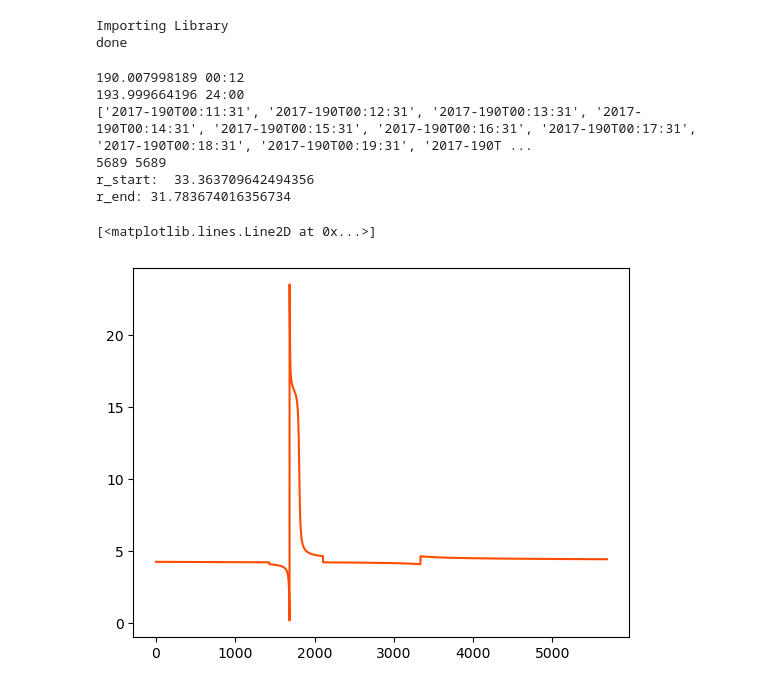
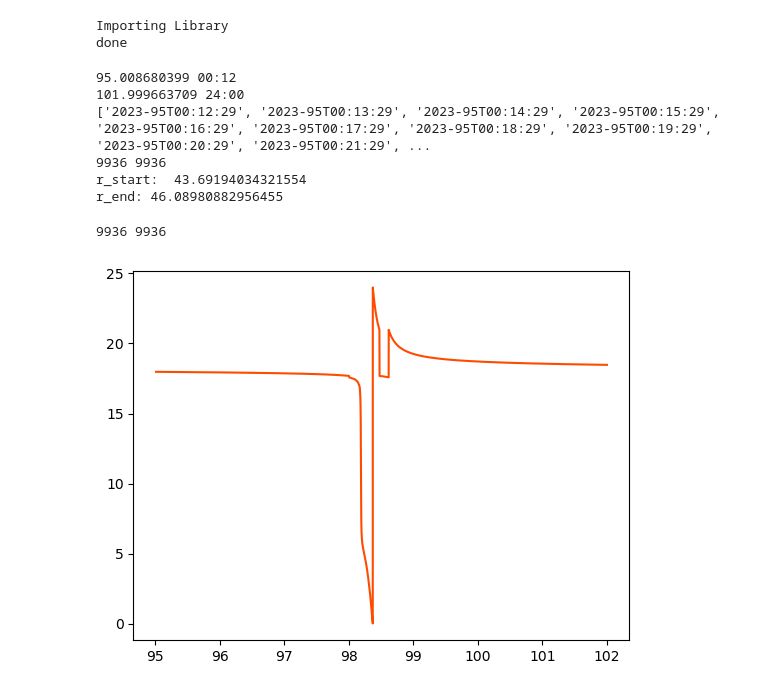
Before and after one commit to ShinnosukeSatoh/NewCurrentSheetModel, a Jupyter notebook: MAG_data_stetch.ipynb, the cells around one changed output. Saved outputs shown, nothing was run; the diff lists cells and outputs as text; code cells hidden in the pictures.

```diff
--- a/MAG_data_stetch.ipynb
+++ b/MAG_data_stetch.ipynb
@@ -64,7 +64,7 @@ OMG_G = 2*np.pi/(7.2*24*3600)   # Ganymede orbital angular velosity [rad/sec]
 Psyn_eu = (11.22)*3600      # Moon's synodic period [sec]
 Psyn_ga = (10.53)*3600      # Moon's synodic period [sec]
 # %%
-PJ_num = 7
+PJ_num = 50
 
 Bx, By, Bz = np.zeros(3), np.zeros(3), np.zeros(3)
 time = np.zeros(3)
@@ -72,23 +72,30 @@ rx, ry, rz = np.zeros(3), np.zeros(3), np.zeros(3)
 utc = []
 
 filename = [
-    'data/raw/fgm_jno_l3_2017190pc_r60s_v01.sts',
-    'data/raw/fgm_jno_l3_2017191pc_pj07_r60s_v02.sts',
-    'data/raw/fgm_jno_l3_2017191pc_r60s_v02.sts',
-    'data/raw/fgm_jno_l3_2017192pc_r60s_v02.sts',
-    'data/raw/fgm_jno_l3_2017193pc_r60s_v01.sts',
+    'data/raw/fgm_jno_l3_2023095pc_r60s_v01.sts',
+    'data/raw/fgm_jno_l3_2023096pc_r60s_v01.sts',
+    'data/raw/fgm_jno_l3_2023097pc_r60s_v01.sts',
+    'data/raw/fgm_jno_l3_2023098pc_pj50_r60s_v02.sts',
+    'data/raw/fgm_jno_l3_2023098pc_r60s_v02.sts',
+    'data/raw/fgm_jno_l3_2023099pc_r60s_v01.sts',
+    'data/raw/fgm_jno_l3_2023100pc_r60s_v01.sts',
+    'data/raw/fgm_jno_l3_2023101pc_r60s_v01.sts',
 ]
 
 dir = '/Users/shin/Documents/Research/Juno/Mag/Codes/'
 for i in range(len(filename)):
-    f = np.loadtxt(dir+'/'+filename[i], skiprows=125)
+    f = np.loadtxt(dir+'/'+filename[i], skiprows=126)
     Bx = np.append(Bx, f[:, 7])
     By = np.append(By, f[:, 8])
     Bz = np.append(Bz, f[:, 9])
-    time = np.append(time, f[:, 6])  # [day]
     rx = np.append(rx, f[:, 11])     # [km]
     ry = np.append(ry, f[:, 12])     # [km]
     rz = np.append(rz, f[:, 13])     # [km]
+    time = np.append(time, f[:, 6])  # [day]
+    # if i > 3:
+    #     time = np.append(time, f[:, 6]+366.0)  # PJ31 [day]
+    # else:
+    #    time = np.append(time, f[:, 6])  # PJ31 [day]
     for j in range(f[:, 0].size):
         utc += [str(int(f[j, 0]))+'-'+str(int(f[j, 1]))+'T'+str(int(f[j, 2])
                                                                 ).zfill(2)+':'+str(int(f[j, 3])).zfill(2)+':'+str(int(f[j, 4])).zfill(2)]
@@ -108,9 +115,9 @@ print(len(utc), time.size)
 print('r_start: ', np.sqrt(rx[0]**2+ry[0]**2+rz[0]**2)/71492.0)
 print('r_end:', np.sqrt(rx[-1]**2+ry[-1]**2+rz[-1]**2)/71492.0)
 # %% [output]
-190.007998189 00:12
-193.999664196 24:00
-['2017-190T00:11:31', '2017-190T00:12:31', '2017-190T00:13:31', '2017-190T00:14:31', '2017-190T00:15:31', '2017-190T00:16:31', '2017-190T00:17:31', '2017-190T00:18:31', '2017-190T00:19:31', '2017-190T ...
-5689 5689
-r_start:  33.363709642494356
-r_end: 31.783674016356734
+95.008680399 00:12
+101.999663709 24:00
+['2023-95T00:12:29', '2023-95T00:13:29', '2023-95T00:14:29', '2023-95T00:15:29', '2023-95T00:16:29', '2023-95T00:17:29', '2023-95T00:18:29', '2023-95T00:19:29', '2023-95T00:20:29', '2023-95T00:21:29', ...
+9936 9936
+r_start:  43.69194034321554
+r_end: 46.08980882956455
@@ -141,5 +123,0 @@ for j in range(len(utc)):
-# %%
-plt.plot(MLT)
-# %% [output]
-[<matplotlib.lines.Line2D at 0x...>]
-[figure, removed]
@@ -145,0 +148,6 @@ plt.plot(MLT)
+# %%
+plt.plot(time, MLT)
+print(MLT.size, rx.size)
+# %% [output]
+9936 9936
+[figure, added]
```
Also changed, not shown: parts of 10 cells of this notebook, 11 other files.
